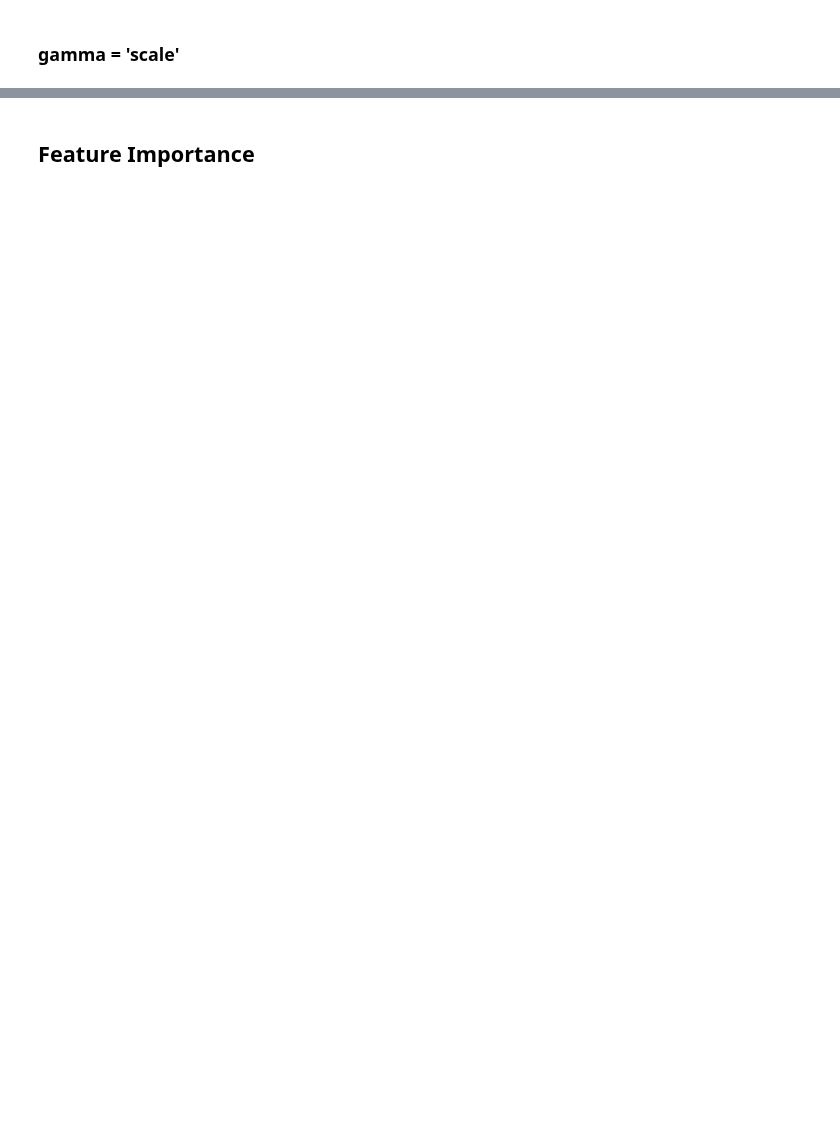
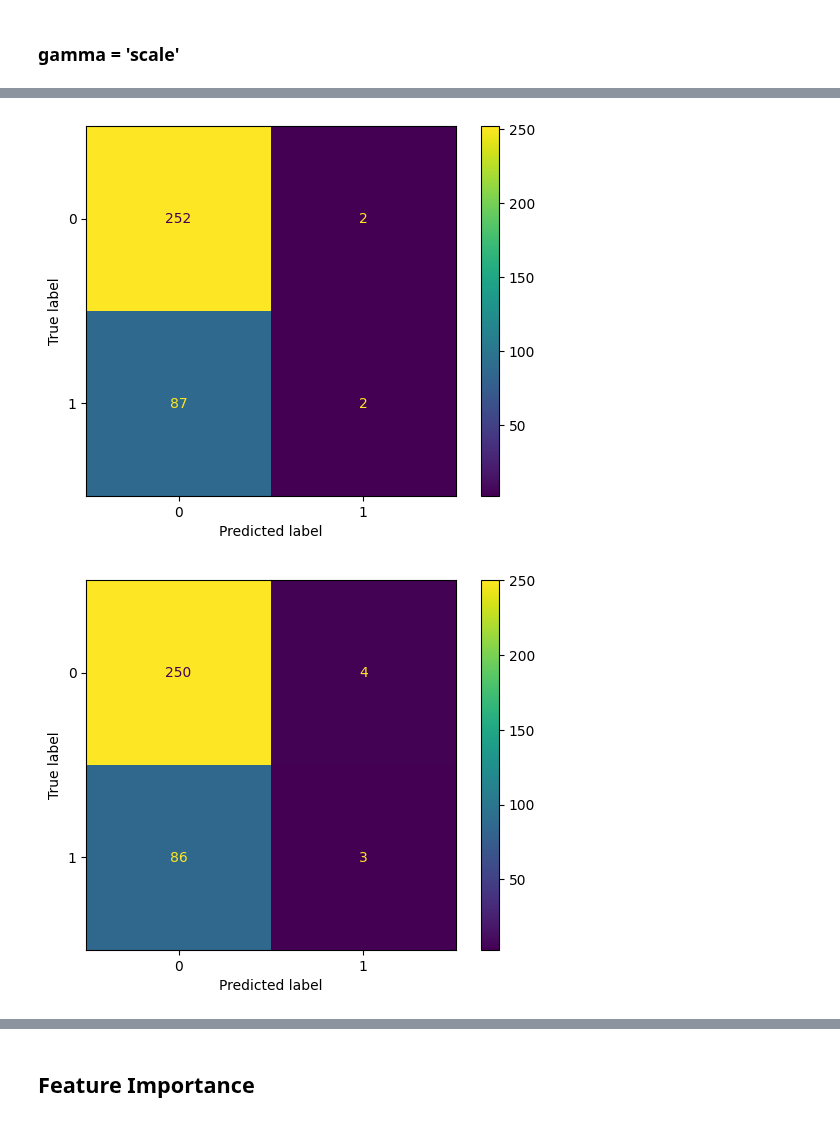
Before and after one commit to bogatyr-e/ml-prediction-aids, a Jupyter notebook: src/ml-survival-project.ipynb, the cells around one changed output, grey strips where cells are left out. Cells and saved outputs as stored; diff of their text form; code cells hidden in the pictures; blank space fills up the shorter version.

```diff
--- a/src/ml-survival-project.ipynb
+++ b/src/ml-survival-project.ipynb
@@ -520,0 +422,11 @@ feature importance, Reihenfolge der Knoten, Aussagekraft der Prediction.
+# %%
+# Log Reg auf Trainingsdaten
+cm0 = confusion_matrix(y_test1, y_pred21)
+ConfusionMatrixDisplay(cm0).plot();
+
+# Random Forest auf Trainingsdaten
+cm1 = confusion_matrix(y_test1, y_pred22)
+ConfusionMatrixDisplay(cm1).plot();
+# %% [output]
+[figure, added]
+[figure, added]
```
Also changed, not shown: parts of 82 cells of this notebook, 1 other file.
